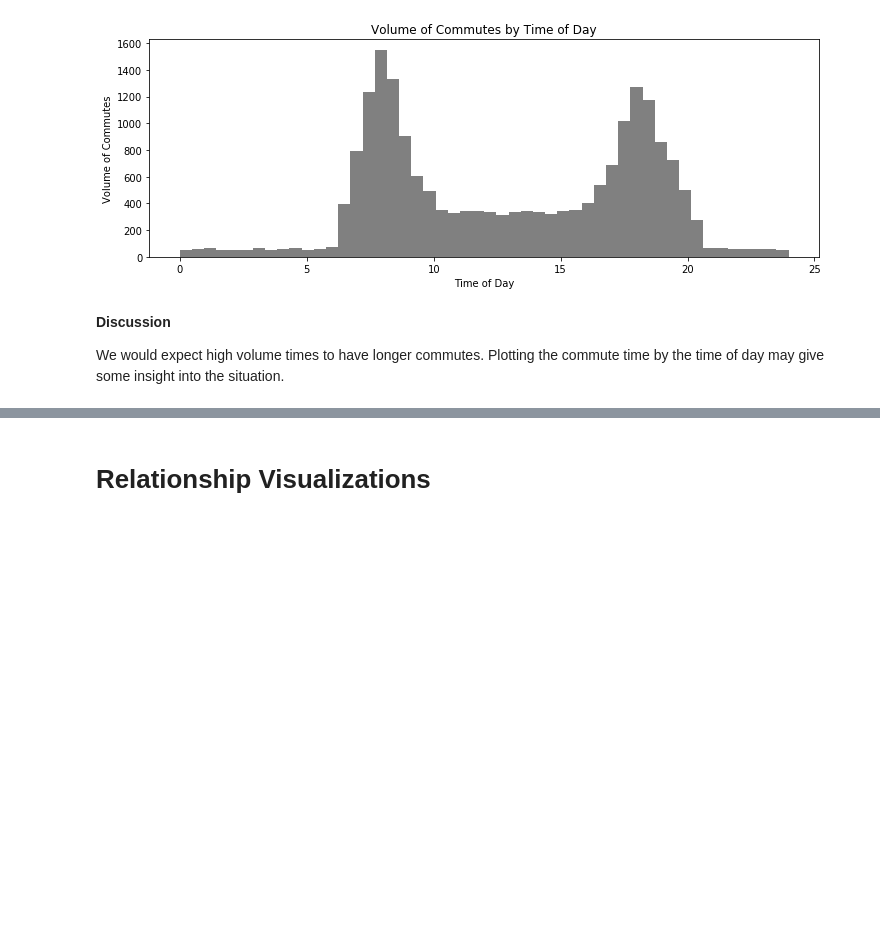
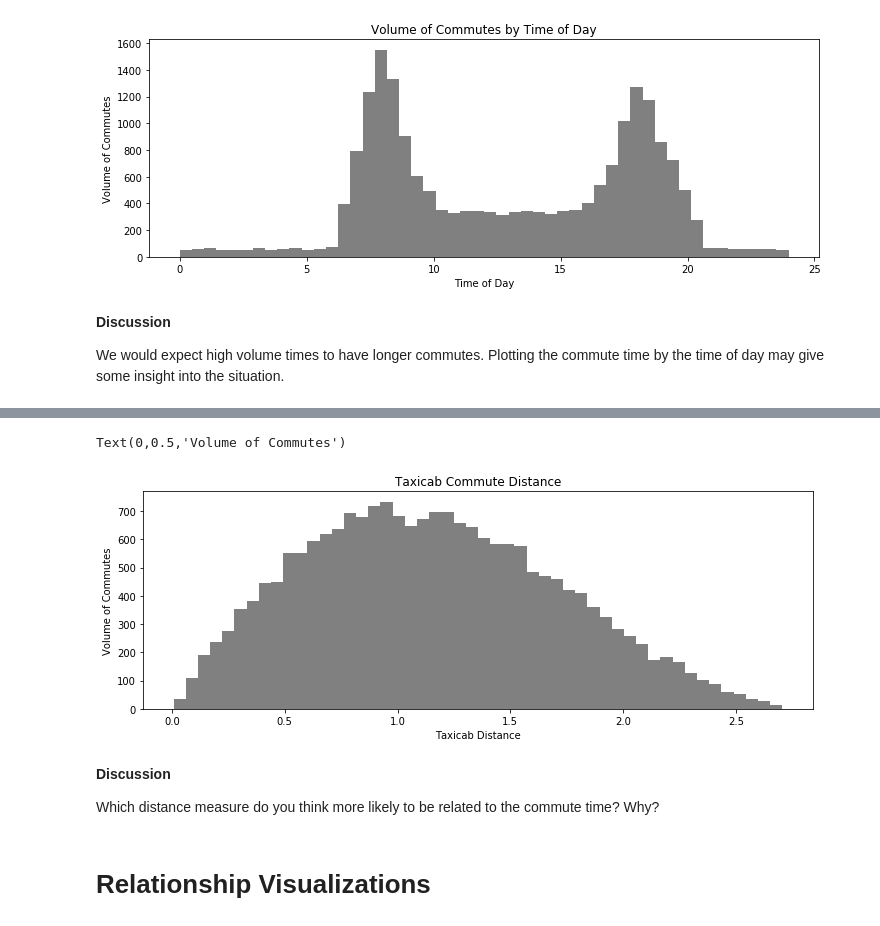
Before and after one commit to QCaudron/ml_101, a Jupyter notebook: 2_Linear_models/linear-regression.ipynb, the cells around one changed output, grey strips where cells are left out. Drawn from its saved outputs; the diff is of its cells as text; code cells hidden in the pictures; blank space fills up the shorter version.

```diff
--- a/2_Linear_models/linear-regression.ipynb
+++ b/2_Linear_models/linear-regression.ipynb
@@ -103,3 +139,27 @@ We would expect high volume times to have longer commutes.  Plotting the commute
+# %%
+def taxicab_distance(source_x, source_y, target_x, target_y):
+    return np.abs(source_x - target_x) + np.abs(source_y - target_y)
+
+train_data_raw['taxicab_distance'] = taxicab_distance(
+    train_data_raw['source_latitude'], train_data_raw['source_longitude'],
+    train_data_raw['destination_latitude'], train_data_raw['destination_longitude'])
+test_data_raw['taxicab_distance'] = taxicab_distance(
+    test_data_raw['source_latitude'], test_data_raw['source_longitude'],
+    test_data_raw['destination_latitude'], test_data_raw['destination_longitude'])
+# %%
+fig, ax = plt.subplots(figsize=(12, 4))
+train_data_raw['taxicab_distance'].plot(
+    ax=ax, kind='hist', bins=50, color='grey')
+ax.set_title("Taxicab Commute Distance")
+ax.set_xlabel("Taxicab Distance")
+ax.set_ylabel("Volume of Commutes")
+# %% [output]
+Text(0,0.5,'Volume of Commutes')
+[figure, added]
+# %% [markdown]
+**Discussion**
+
+Which distance measure do you think more likely to be related to the commute time?  Why?
 # %% [markdown]
 # Relationship Visualizations
 # %% [markdown]
```
Also changed, not shown: parts of 11 cells of this notebook.
